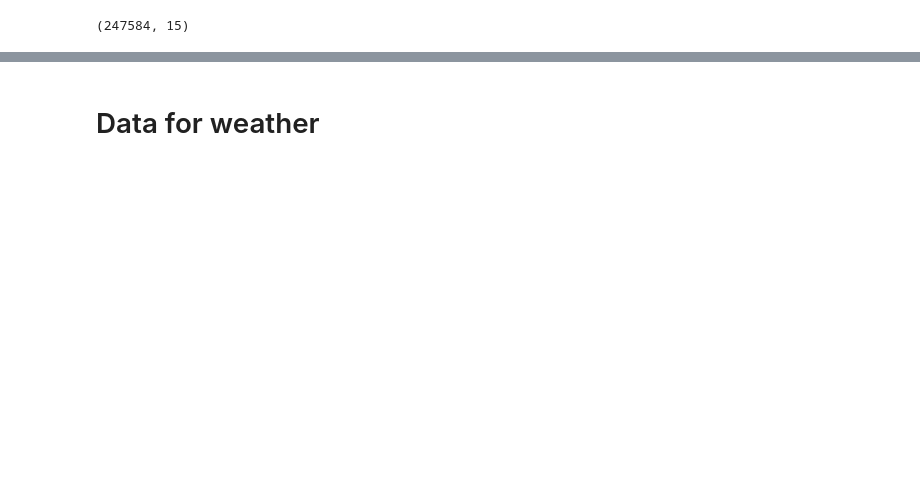
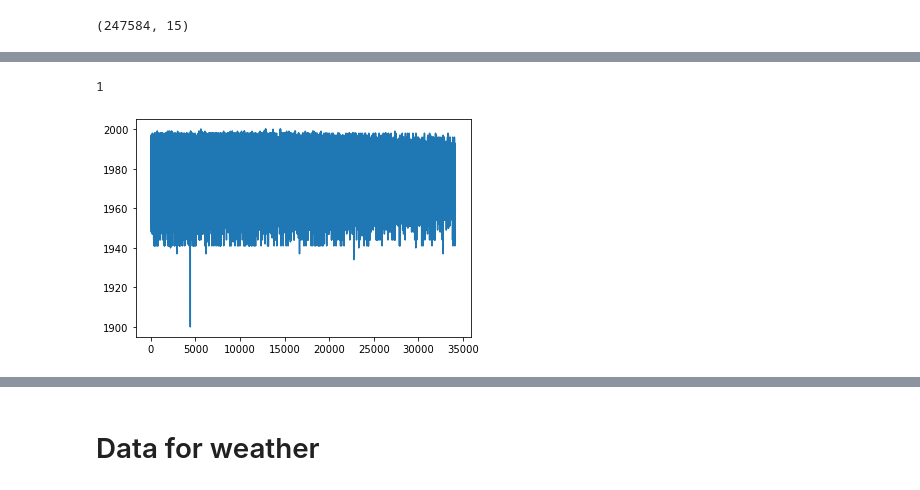
Before and after one commit to kellanliu188/data_engineer_course, a Jupyter notebook: bike_rental_project/data_preparing.ipynb, the cells around one changed output, grey strips where cells are left out. Saved outputs shown, nothing was run; the diff lists cells and outputs as text; code cells hidden in the pictures; blank space fills up the shorter version.

```diff
--- a/bike_rental_project/data_preparing.ipynb
+++ b/bike_rental_project/data_preparing.ipynb
@@ -35,3 +24,11 @@ print(citi_bike.head())
 # %%
 citi_bike.columns
+#citi_bike.columns = map(str.replace(' ', '_').lower(), citi_bike.columns)
+old_column_list = list(citi_bike.columns)
+print('Old Column List', old_column_list)
+new_column_list = []
+for i in old_column_list:
+    temp = i.replace(' ', '_').lower()
+    new_column_list.append(temp)
+print('New Column List', new_column_list)
 # %% [output]
@@ -44,3 +37,6 @@ Index(['Trip Duration', 'Start Time', 'Stop Time', 'Start Station ID',
+# %%
+#rename columns
+citi_bike.columns = new_column_list
 # %%
 citi_bike.info()
 # %% [output]
@@ -75,0 +93,3 @@ citi_bike.describe()
+# %%
+# fill N/A values
+citi_bike = citi_bike.fillna(value={"user_type":'N/A', "birth_year":citi_bike.birth_year.mean()})
@@ -79,0 +131,6 @@ citi_bike.shape
+# %%
+plt.plot(citi_bike.birth_year)
+len(citi_bike[citi_bike.birth_year == 1900])
+# %% [output]
+1
+[figure, added]
```
Also changed, not shown: parts of 18 cells of this notebook, 1 other file.
